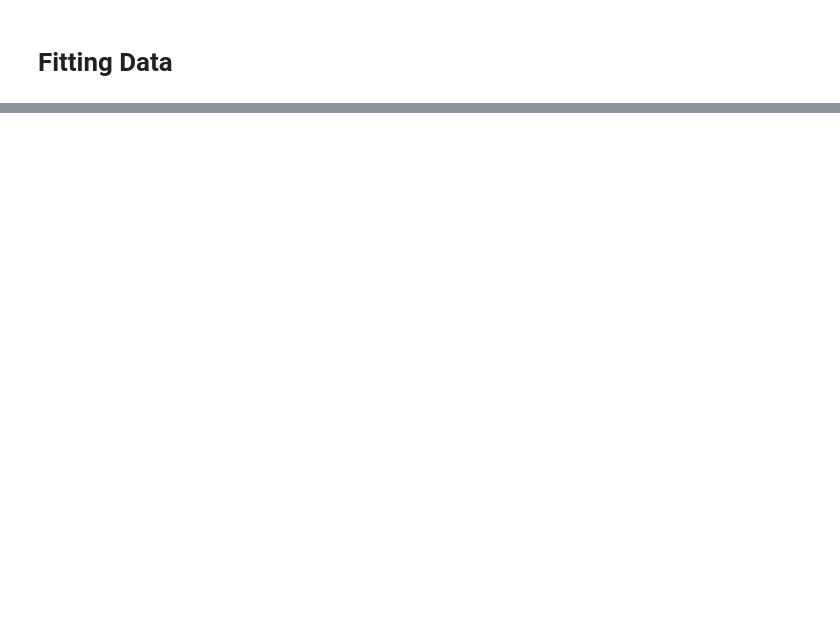
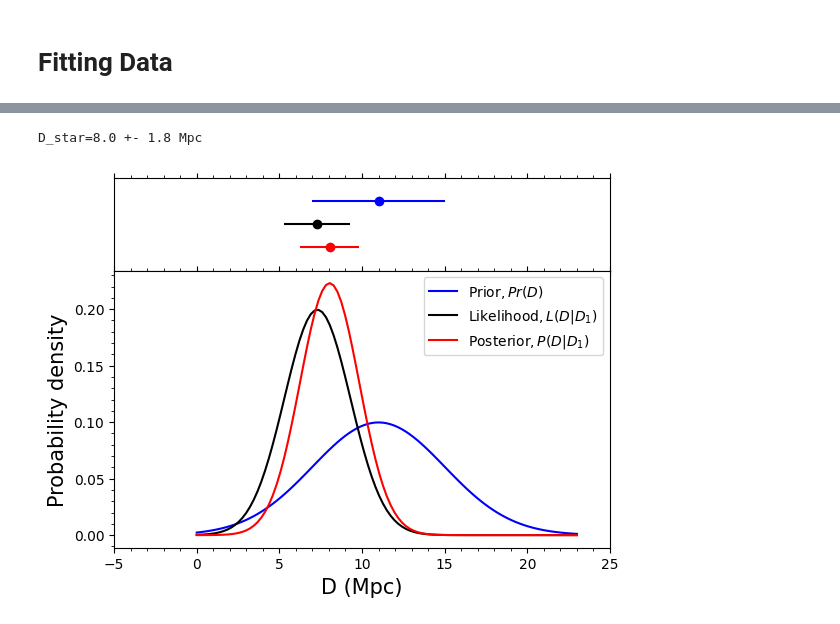
Before and after one commit to enigma-igm/Phys29, a Jupyter notebook: Phys29/lectures/Week9/04_fitting_data.ipynb, the cells around one changed output, grey strips where cells are left out. Drawn from its saved outputs; the diff is of its cells as text; code cells hidden in the pictures; blank space fills up the shorter version.

```diff
--- a/Phys29/lectures/Week9/04_fitting_data.ipynb
+++ b/Phys29/lectures/Week9/04_fitting_data.ipynb
@@ -2,0 +113,55 @@
+# %%
+import numpy as np
+import matplotlib.pyplot as plt
+from scipy import stats
+from matplotlib.ticker import AutoMinorLocator, MultipleLocator
+
+# Parameters for the prior
+D_0 = 11.0  # Prior mean, Mpc
+sigma_0 = 4.0 # Prior standard deviation, Mpc
+# Parameters for the likelihood
+D_1 = 7.3 # Measured distance, Mpc
+sigma_1 = 2.0 # Measurement uncertainty, Mpc
+# Parameters for the posterior
+w_0 = 1/sigma_0**2
+w_1 = 1/sigma_1**2
+D_star = (w_0*D_0 + w_1*D_1)/(w_0 + w_1)
+sigma_star = 1/np.sqrt(w_0 + w_1)
+
+print(f"D_star={D_star:.1f} +- {sigma_star:.1f} Mpc")
+
+# Create a figure with two subplots
+fig, (ax1, ax2) = plt.subplots(2, 1, sharex=True, gridspec_kw={'height_ratios': [1, 3], 'hspace': 0})
+
+# Plot error bars for the prior, measurement, and posterior in the upper subplot
+ax1.errorbar(D_0, 3, xerr=sigma_0, fmt='o', color='blue')
+ax1.errorbar(D_1, 2, xerr=sigma_1, fmt='o', color='black')
+ax1.errorbar(D_star, 1, xerr=sigma_star, fmt='o', color='red')
+ax1.set_ylim(0, 4)
+ax1.set(yticks=[])
+
+# Now plot the prior, the likelihood, and the posterior
+D = np.linspace(0, 23, 101)
+Pr = stats.norm.pdf(D, D_0, sigma_0)
+L = stats.norm.pdf(D, D_1, sigma_1)
+P = stats.norm.pdf(D, D_star, sigma_star)
+ax2.plot(D, Pr, color='blue', label=r'${\rm Prior}, Pr(D)$')
+ax2.plot(D, L, color='black', label=r'${\rm Likelihood}, L(D|D_1)$')
+ax2.plot(D, P, color='red', label=r'${\rm Posterior}, P(D|D_1)$')
+
+# Add minor ticks
+ax2.xaxis.set_minor_locator(AutoMinorLocator())
+ax2.yaxis.set_minor_locator(AutoMinorLocator())
+
+ax2.set_ylabel('Probability density', fontsize=15)
+ax2.set_xlabel('D (Mpc)', fontsize=15)
+ax2.legend()
+ax2.tick_params(which='both', bottom=True, top=True, labelbottom=True)
+
+# Get x-axis tick locations from ax2 and set them for ax1
+ax1.set_xticks(ax2.get_xticks())
+ax1.tick_params(which='both', bottom=True, top=True, labelbottom=False)
+plt.show()
+# %% [output]
+D_star=8.0 +- 1.8 Mpc
+[figure, added]
```
Also changed, not shown: parts of 21 cells of this notebook.
